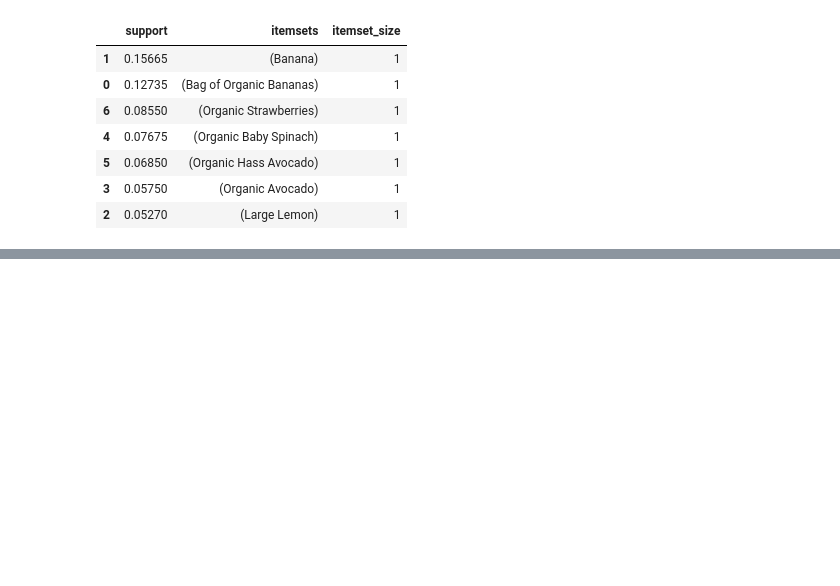
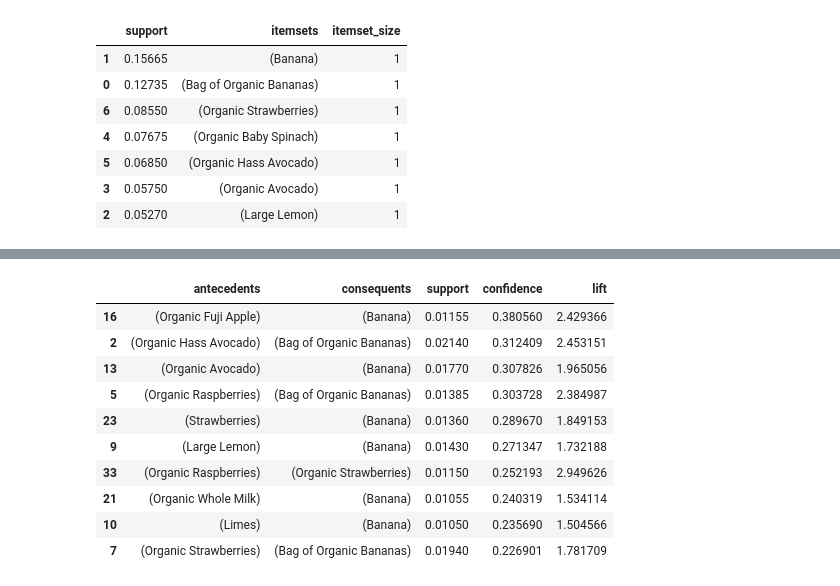
Before and after one commit to ParsaHaghighatgoo/instacart-association-rule-mining, a Jupyter notebook: main.ipynb, the cells around one changed output, grey strips where cells are left out. Saved outputs shown, nothing was run; the diff lists cells and outputs as text; code cells hidden in the pictures; blank space fills up the shorter version.

```diff
--- a/main.ipynb
+++ b/main.ipynb
@@ -223,0 +203,15 @@ In summary, higher `min_support` values simplify the results but reduce the abil
+# %%
+from mlxtend.frequent_patterns import association_rules
+import pandas as pd
+
+# Use frequent itemsets from min_support=0.01 (recommended)
+# freq_001 should have columns: support, itemsets, itemset_size
+
+rules = association_rules(
+    freq_001,
+    metric="lift",
+    min_threshold=1.0
+)
+
+print("Rules shape:", rules.shape)
+rules.head()
@@ -223,0 +226,9 @@ In summary, higher `min_support` values simplify the results but reduce the abil
+# %%
+# Add rule sizes (helpful for analysis)
+rules["antecedent_size"] = rules["antecedents"].apply(len)
+rules["consequent_size"] = rules["consequents"].apply(len)
+
+# Optional: keep only 1-item -> 1-item rules (cleanest for interpretation)
+rules_1to1 = rules[(rules["antecedent_size"] == 1) & (rules["consequent_size"] == 1)].copy()
+
+print("1-to-1 Rules shape:", rules_1to1.shape)
@@ -223,0 +272,15 @@ In summary, higher `min_support` values simplify the results but reduce the abil
+# %%
+top10_conf = rules_1to1.sort_values("confidence", ascending=False).head(10)
+display(top10_conf[["antecedents", "consequents", "support", "confidence", "lift"]])
+# %% [output]
+|  | antecedents | consequents | support | confidence | lift |
+| 16 | (Organic Fuji Apple) | (Banana) | 0.01155 | 0.380560 | 2.429366 |
+| 2 | (Organic Hass Avocado) | (Bag of Organic Bananas) | 0.02140 | 0.312409 | 2.453151 |
+| 13 | (Organic Avocado) | (Banana) | 0.01770 | 0.307826 | 1.965056 |
+| 5 | (Organic Raspberries) | (Bag of Organic Bananas) | 0.01385 | 0.303728 | 2.384987 |
+| 23 | (Strawberries) | (Banana) | 0.01360 | 0.289670 | 1.849153 |
+| 9 | (Large Lemon) | (Banana) | 0.01430 | 0.271347 | 1.732188 |
+| 33 | (Organic Raspberries) | (Organic Strawberries) | 0.01150 | 0.252193 | 2.949626 |
+| 21 | (Organic Whole Milk) | (Banana) | 0.01055 | 0.240319 | 1.534114 |
+| 10 | (Limes) | (Banana) | 0.01050 | 0.235690 | 1.504566 |
+| 7 | (Organic Strawberries) | (Bag of Organic Bananas) | 0.01940 | 0.226901 | 1.781709 |
```
Also changed, not shown: parts of 6 cells of this notebook, 1 other file.
